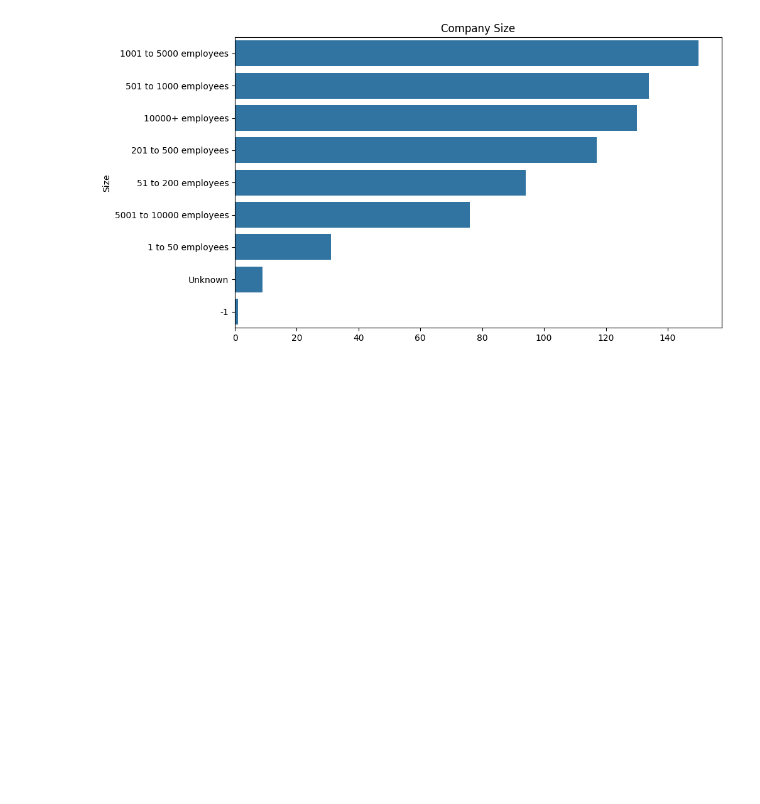
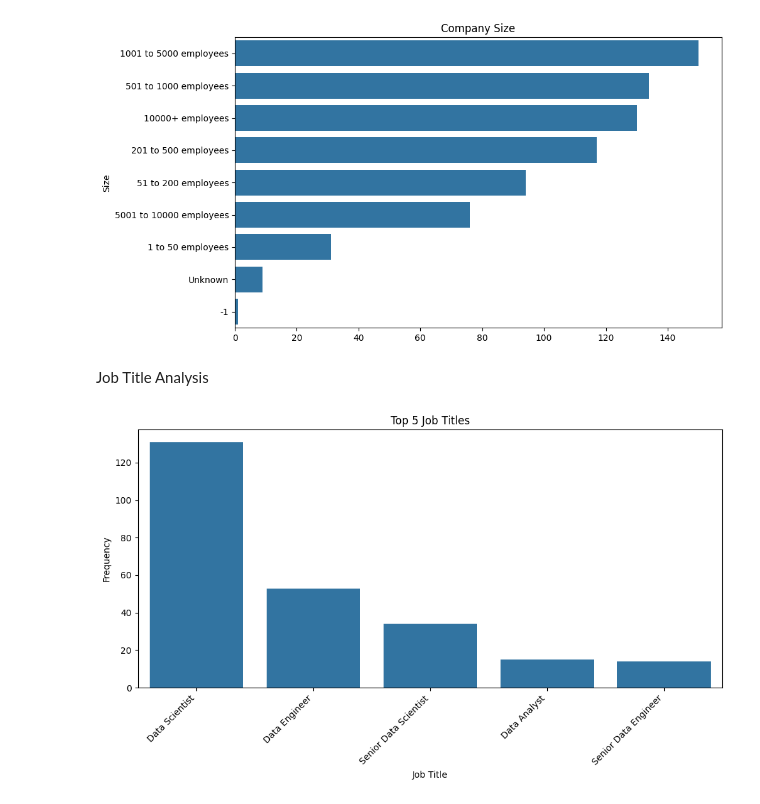
Before and after one commit to TheArslan23/Portfolio, a Jupyter notebook: DATA SCIENCE JOB MARKET EDA/Data_Science_job_EDA.ipynb, the cells around one changed output. Drawn from its saved outputs; the diff is of its cells as text; code cells hidden in the pictures; blank space fills up the shorter version.

```diff
--- a/DATA SCIENCE JOB MARKET EDA/Data_Science_job_EDA.ipynb
+++ b/DATA SCIENCE JOB MARKET EDA/Data_Science_job_EDA.ipynb
@@ -438,3 +445,22 @@ plt.show()
 # %% [output]
 [figure]
 [figure]
+# %% [markdown]
+Job Title Analysis
+# %%
+plt.figure(figsize=(10, 6))
+
+# Correcting the column name to 'Job Title'
+job_title_counts = df['Job Title'].value_counts()
+
+top_5_job_titles = job_title_counts.head(5)
+
+sns.barplot(x=top_5_job_titles.index, y=top_5_job_titles.values)
+plt.title('Top 5 Job Titles')
+plt.xlabel('Job Title')
+plt.ylabel('Frequency')
+plt.xticks(rotation=45, ha='right')
+plt.tight_layout()
+plt.show()
+# %% [output]
+[figure, added]
```
Also changed, not shown: parts of 22 cells of this notebook.
